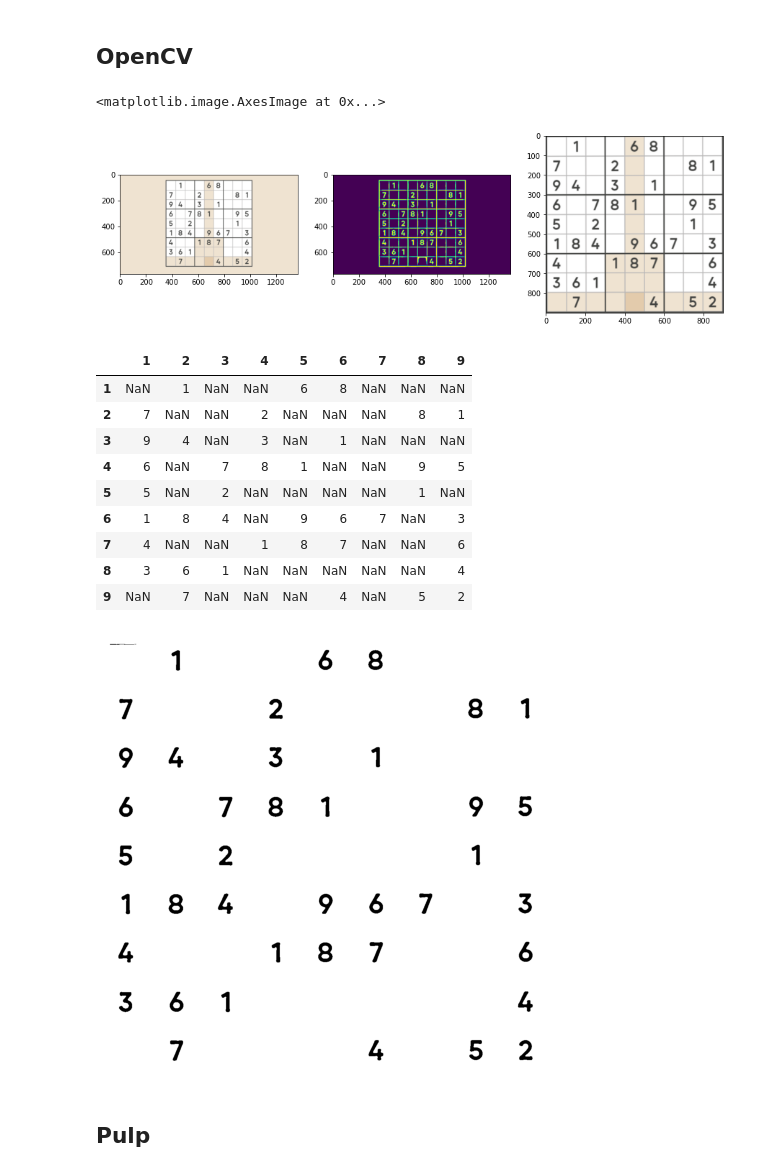
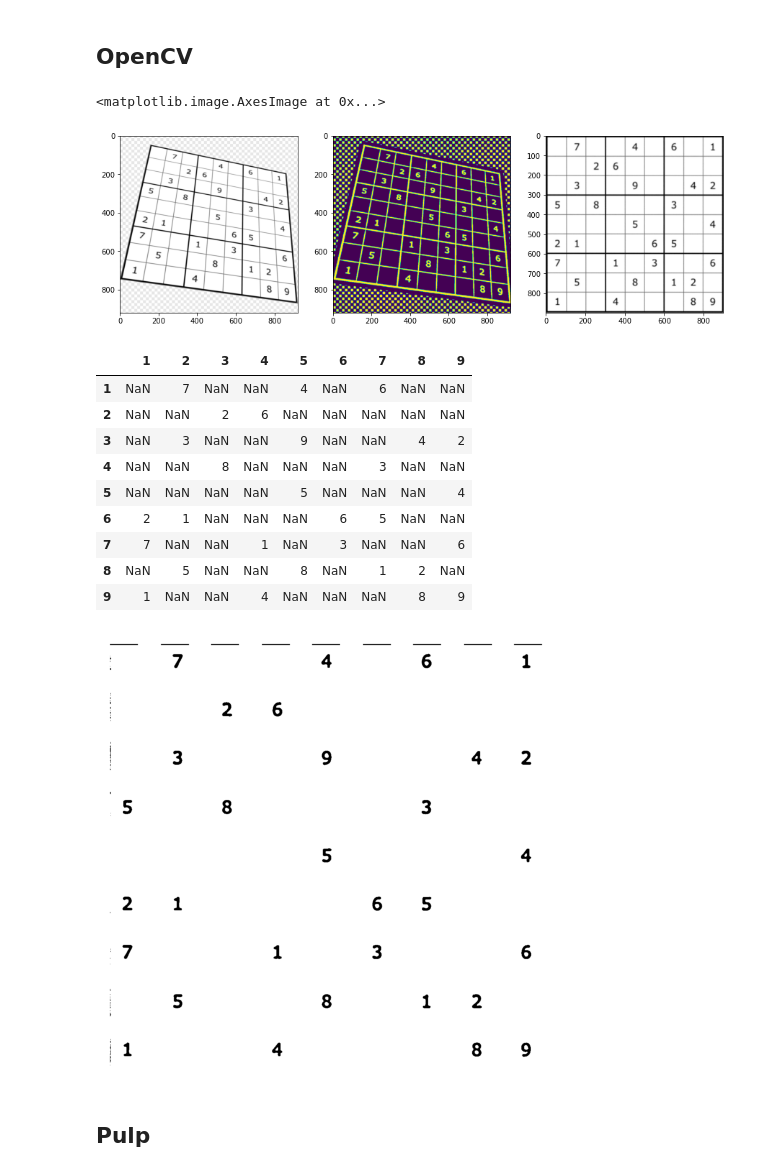
Before and after one commit to Rhinestone1337/sudoku-solver, a Jupyter notebook: sudoku pulp opencv.ipynb, the cells around one changed output. Saved outputs shown, nothing was run; the diff lists cells and outputs as text; code cells hidden in the pictures.

```diff
--- a/sudoku pulp opencv.ipynb
+++ b/sudoku pulp opencv.ipynb
@@ -16,38 +16,47 @@ pytesseract.pytesseract.tesseract_cmd = r"C:\Program Files\Tesseract-OCR\tessera
 ## OpenCV
 # %%
 # Открываем изображение с судоку
-img = cv2.imread('examples/18.png')
+img = cv2.imread('examples/7.png')
 
 # Находим квадрат с судоку
 blurry = cv2.GaussianBlur(img, (5, 5), 5)
 gray = cv2.cvtColor(blurry, cv2.COLOR_BGR2GRAY)
 thresh = cv2.adaptiveThreshold(gray, 255, cv2.ADAPTIVE_THRESH_GAUSSIAN_C, cv2.THRESH_BINARY_INV,77,5)
 cnts = cv2.findContours(thresh, cv2.RETR_TREE, cv2.CHAIN_APPROX_SIMPLE)
 grabs = imutils.grab_contours(cnts)
-grabs = sorted(grabs, key=cv2.contourArea, reverse=True)#[:15]
+grabs = sorted(grabs, key=cv2.contourArea, reverse=True)
 location = None
 for grab in grabs:
     approx = cv2.approxPolyDP(grab, 15, True)
     if len(approx) == 4:
-        location = approx
-        location = np.array(sorted(location, key=lambda x: (x[0][1], x[0][0]), reverse=False))
+        rect = np.zeros((4, 2), dtype = "float32")
+        cutt = approx[:,0]
+        s = cutt.sum(axis = 1)
+
+        # Сортировка углов по часовой стрелке
+        rect[0] = cutt[np.argmin(s)]
+        rect[2] = cutt[np.argmax(s)]
+        diff = np.diff(cutt, axis = 1)
+        rect[1] = cutt[np.argmin(diff)]
+        rect[3] = cutt[np.argmax(diff)]
+        location = rect
         break
 
 height = 900
 width = 900
-pts1 = np.float32([location[0], location[1], location[2], location[3]])
+pts1 = np.float32([location[0], location[1], location[3], location[2]])
 pts2 = np.float32([[0, 0], [width, 0], [0, height], [width, height]])
 
 # Трансформируем перспективу
 matrix = cv2.getPerspectiveTransform(pts1, pts2)
 board = cv2.warpPerspective(img, matrix, (width, height))
 fig, ax = plt.subplots(1,3, figsize=(15,15))
 ax[0].imshow(img)
 ax[1].imshow(thresh)
 ax[2].imshow(board)
 # %% [output]
 <matplotlib.image.AxesImage at 0x...>
-[figure, old version]
+[figure, new version]
 # %%
 df_final = pd.DataFrame(index=range(1, 10), columns=range(1, 10))
 
@@ -87,16 +96,16 @@ df_final = df_final[~(df_final=='')]
 df_final
 # %% [output]
 |  | 1 | 2 | 3 | 4 | 5 | 6 | 7 | 8 | 9 |
-| 1 | NaN | 1 | NaN | NaN | 6 | 8 | NaN | NaN | NaN |
-| 2 | 7 | NaN | NaN | 2 | NaN | NaN | NaN | 8 | 1 |
-| 3 | 9 | 4 | NaN | 3 | NaN | 1 | NaN | NaN | NaN |
-| 4 | 6 | NaN | 7 | 8 | 1 | NaN | NaN | 9 | 5 |
-| 5 | 5 | NaN | 2 | NaN | NaN | NaN | NaN | 1 | NaN |
-| 6 | 1 | 8 | 4 | NaN | 9 | 6 | 7 | NaN | 3 |
-| 7 | 4 | NaN | NaN | 1 | 8 | 7 | NaN | NaN | 6 |
-| 8 | 3 | 6 | 1 | NaN | NaN | NaN | NaN | NaN | 4 |
-| 9 | NaN | 7 | NaN | NaN | NaN | 4 | NaN | 5 | 2 |
+| 1 | NaN | 7 | NaN | NaN | 4 | NaN | 6 | NaN | NaN |
+| 2 | NaN | NaN | 2 | 6 | NaN | NaN | NaN | NaN | NaN |
+| 3 | NaN | 3 | NaN | NaN | 9 | NaN | NaN | 4 | 2 |
+| 4 | NaN | NaN | 8 | NaN | NaN | NaN | 3 | NaN | NaN |
+| 5 | NaN | NaN | NaN | NaN | 5 | NaN | NaN | NaN | 4 |
+| 6 | 2 | 1 | NaN | NaN | NaN | 6 | 5 | NaN | NaN |
+| 7 | 7 | NaN | NaN | 1 | NaN | 3 | NaN | NaN | 6 |
+| 8 | NaN | 5 | NaN | NaN | 8 | NaN | 1 | 2 | NaN |
+| 9 | 1 | NaN | NaN | 4 | NaN | NaN | NaN | 8 | 9 |
-[figure, old version]
+[figure, new version]
 # %% [markdown]
 ## Pulp
 # %%
```
Also changed, not shown: parts of 1 cell of this notebook, 6 other files.
